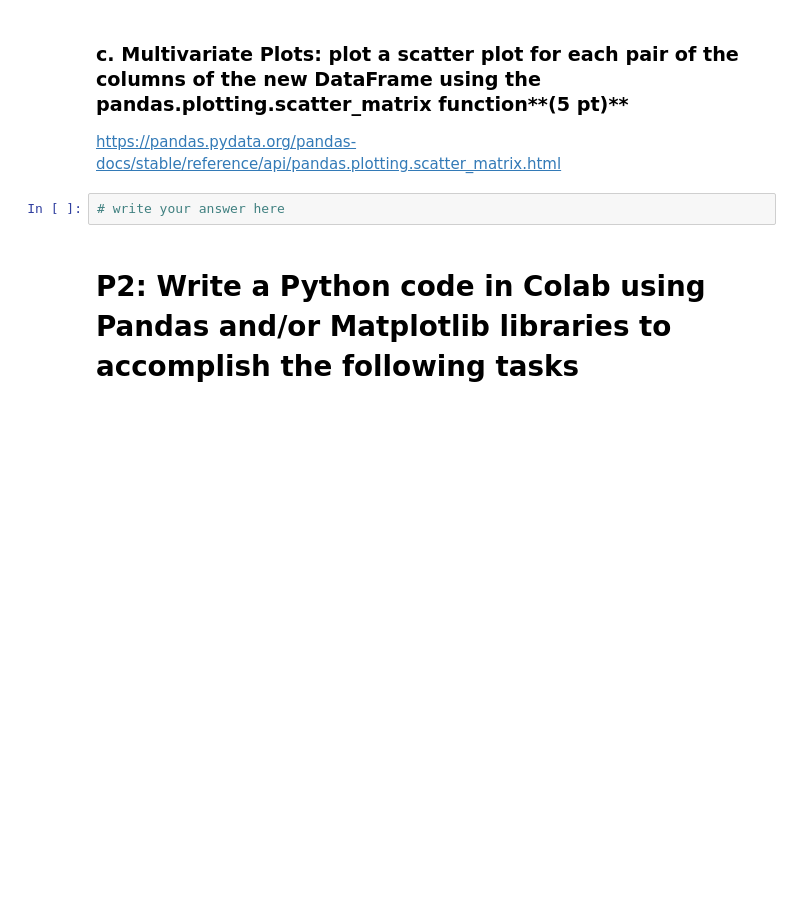
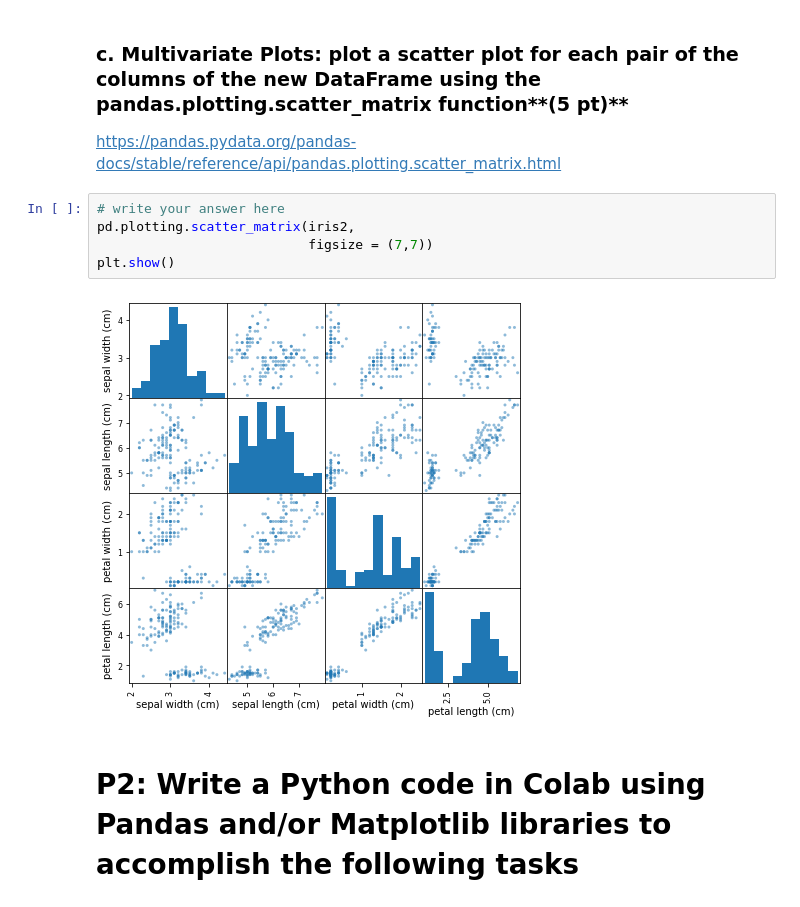
Before and after one commit to austinvanderlyn/School-Files, a Jupyter notebook: IS6733_HW1.ipynb, the cells around one changed output. Saved outputs shown, nothing was run; the diff lists cells and outputs as text; blank space fills up the shorter version.

```diff
--- a/IS6733_HW1.ipynb
+++ b/IS6733_HW1.ipynb
@@ -133,6 +133,11 @@ plt.show()
 https://pandas.pydata.org/pandas-docs/stable/reference/api/pandas.plotting.scatter_matrix.html
 # %%
 # write your answer here
+pd.plotting.scatter_matrix(iris2,
+                           figsize = (7,7))
+plt.show()
+# %% [output]
+[figure, added]
 # %% [markdown]
 # P2: Write a Python code in Colab using Pandas and/or Matplotlib libraries to accomplish the following tasks
 # %% [markdown]
```
